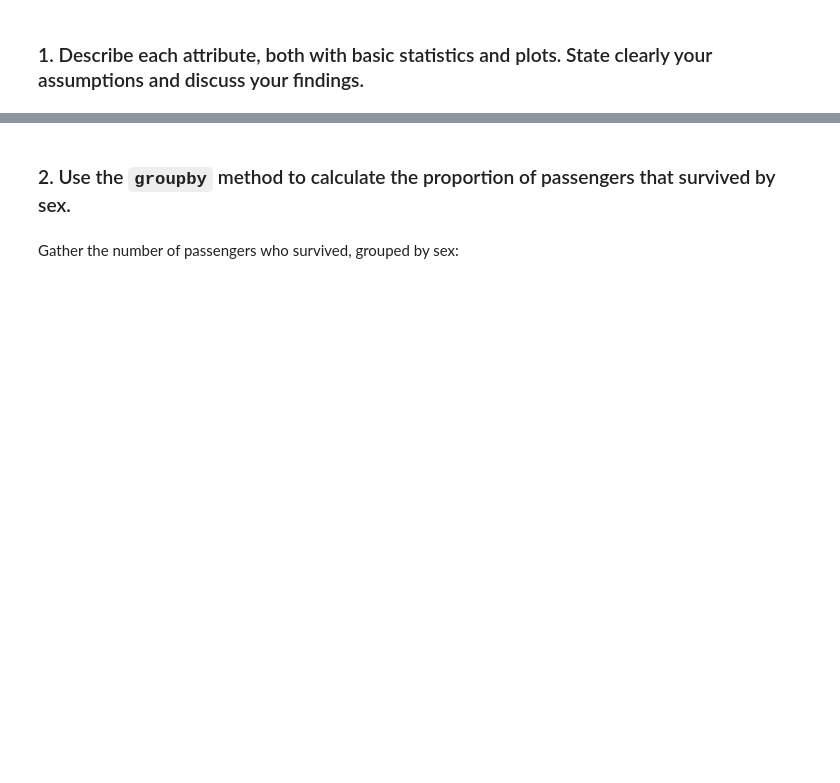
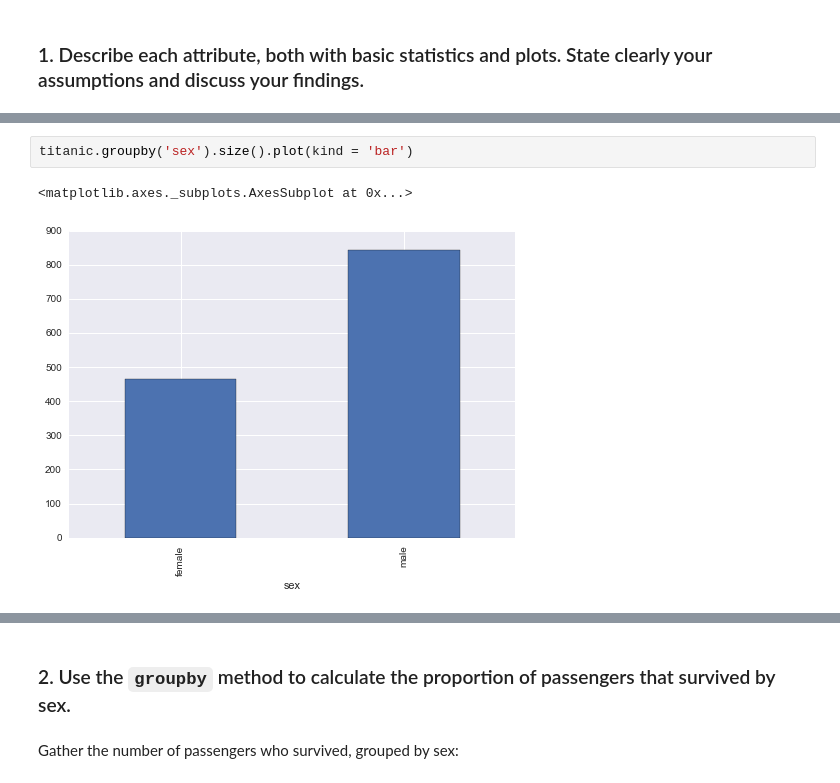
Before and after one commit to romac/ADAHomeworks, a Jupyter notebook: 01 - Pandas and Data Wrangling/Data Wrangling with Pandas.ipynb, the cells around one changed output, grey strips where cells are left out. Saved outputs shown, nothing was run; the diff lists cells and outputs as text; blank space fills up the shorter version.

```diff
--- a/01 - Pandas and Data Wrangling/Data Wrangling with Pandas.ipynb
+++ b/01 - Pandas and Data Wrangling/Data Wrangling with Pandas.ipynb
@@ -1709,0 +1744,5 @@ mb.sample(5)
+# %%
+titanic.groupby('sex').size().plot(kind = 'bar')
+# %% [output]
+<matplotlib.axes._subplots.AxesSubplot at 0x...>
+[figure, added]
```
Also changed, not shown: parts of 27 cells of this notebook.
